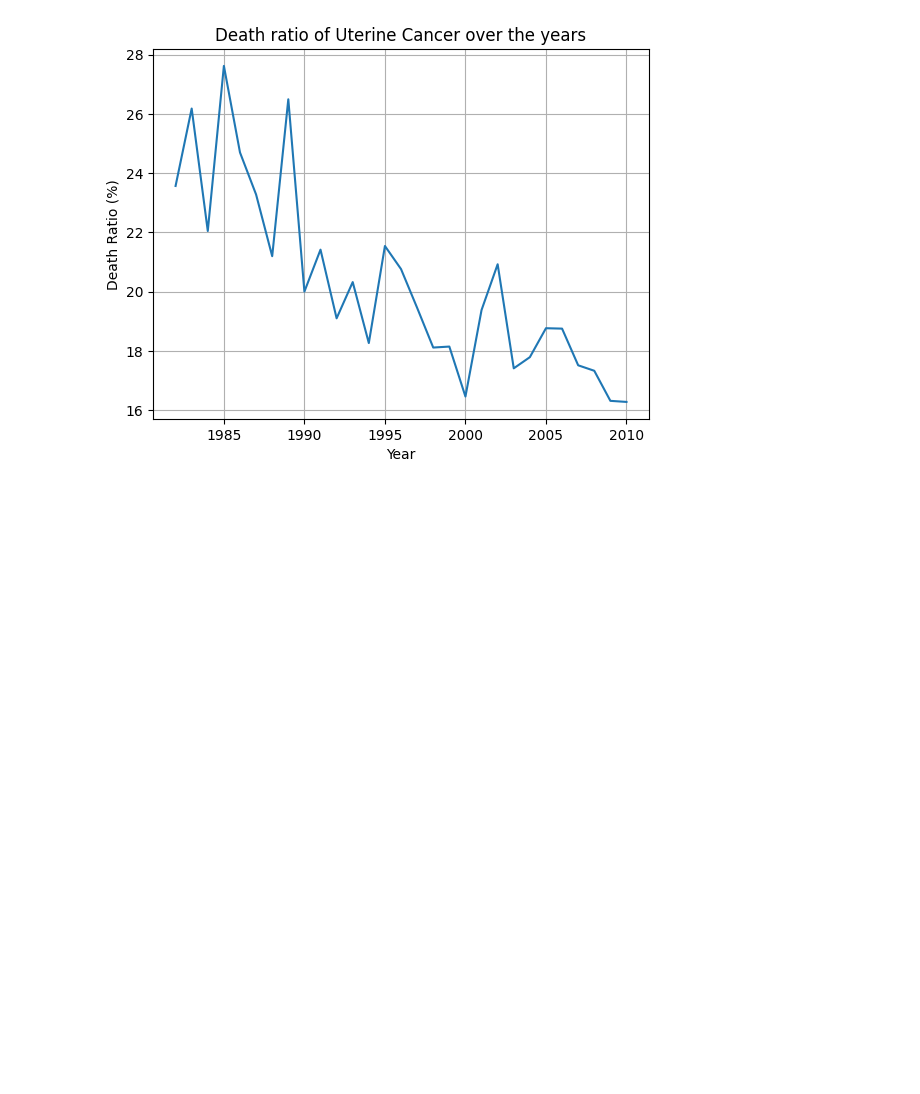
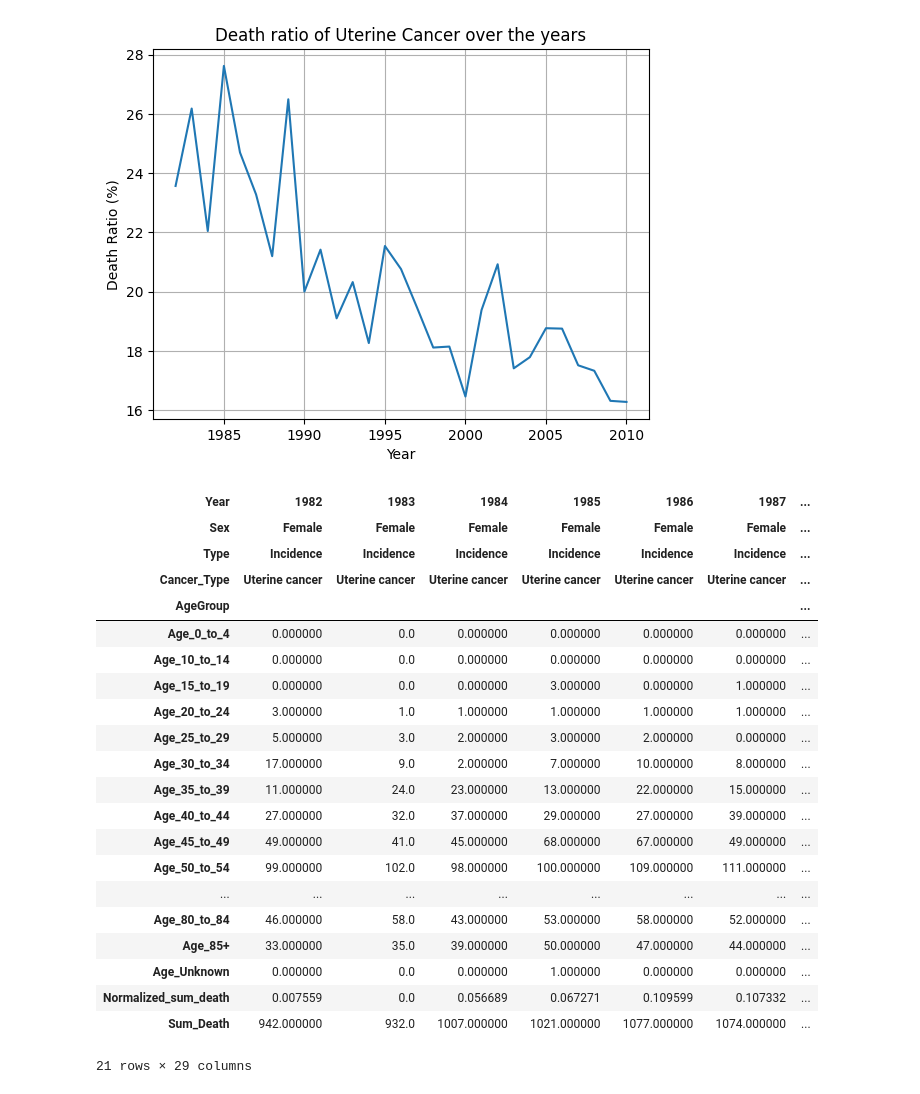
Before and after one commit to ChristianChimi/Australian-HealthCare-Cancer, a Jupyter notebook: Australian_Cancer_Health.ipynb, the cells around one changed output. Saved outputs shown, nothing was run; the diff lists cells and outputs as text; code cells hidden in the pictures; blank space fills up the shorter version.

```diff
--- a/Australian_Cancer_Health.ipynb
+++ b/Australian_Cancer_Health.ipynb
@@ -114,3 +115,44 @@ plt.grid(True)
 plt.show()
 # %% [output]
 [figure]
+# %%
+age_columns = uterine_df2.columns[4:]  # se le prime 4 colonne sono Year, TumourType, Sex, Type
+
+df_melted = uterine_df2.melt(
+    id_vars=['Year', 'Sex', 'Type', 'Cancer_Type'],
+    value_vars=age_columns,
+    var_name='AgeGroup',
+    value_name='Value'
+)
+# %%
+df_age_matrix = df_melted.pivot_table(
+    index='AgeGroup',
+    columns=['Year', 'Sex', 'Type', "Cancer_Type"],
+    values='Value',
+    fill_value=0
+)
+# %%
+df_age_matrix
+# %% [output]
+| Year | 1982 | 1983 | 1984 | 1985 | 1986 | 1987 | ... |
+| Sex | Female | Female | Female | Female | Female | Female | ... |
+| Type | Incidence | Incidence | Incidence | Incidence | Incidence | Incidence | ... |
+| Cancer_Type | Uterine cancer | Uterine cancer | Uterine cancer | Uterine cancer | Uterine cancer | Uterine cancer | ... |
+| AgeGroup |  |  |  |  |  |  | ... |
+| Age_0_to_4 | 0.000000 | 0.0 | 0.000000 | 0.000000 | 0.000000 | 0.000000 | ... |
+| Age_10_to_14 | 0.000000 | 0.0 | 0.000000 | 0.000000 | 0.000000 | 0.000000 | ... |
+| Age_15_to_19 | 0.000000 | 0.0 | 0.000000 | 3.000000 | 0.000000 | 1.000000 | ... |
+| Age_20_to_24 | 3.000000 | 1.0 | 1.000000 | 1.000000 | 1.000000 | 1.000000 | ... |
+| Age_25_to_29 | 5.000000 | 3.0 | 2.000000 | 3.000000 | 2.000000 | 0.000000 | ... |
+| Age_30_to_34 | 17.000000 | 9.0 | 2.000000 | 7.000000 | 10.000000 | 8.000000 | ... |
+| Age_35_to_39 | 11.000000 | 24.0 | 23.000000 | 13.000000 | 22.000000 | 15.000000 | ... |
+| Age_40_to_44 | 27.000000 | 32.0 | 37.000000 | 29.000000 | 27.000000 | 39.000000 | ... |
+| Age_45_to_49 | 49.000000 | 41.0 | 45.000000 | 68.000000 | 67.000000 | 49.000000 | ... |
+| Age_50_to_54 | 99.000000 | 102.0 | 98.000000 | 100.000000 | 109.000000 | 111.000000 | ... |
+| ... | ... | ... | ... | ... | ... | ... | ... |
+| Age_80_to_84 | 46.000000 | 58.0 | 43.000000 | 53.000000 | 58.000000 | 52.000000 | ... |
+| Age_85+ | 33.000000 | 35.0 | 39.000000 | 50.000000 | 47.000000 | 44.000000 | ... |
+| Age_Unknown | 0.000000 | 0.0 | 0.000000 | 1.000000 | 0.000000 | 0.000000 | ... |
+| Normalized_sum_death | 0.007559 | 0.0 | 0.056689 | 0.067271 | 0.109599 | 0.107332 | ... |
+| Sum_Death | 942.000000 | 932.0 | 1007.000000 | 1021.000000 | 1077.000000 | 1074.000000 | ... |
+21 rows × 29 columns
```
Also changed, not shown: parts of 7 cells of this notebook.
